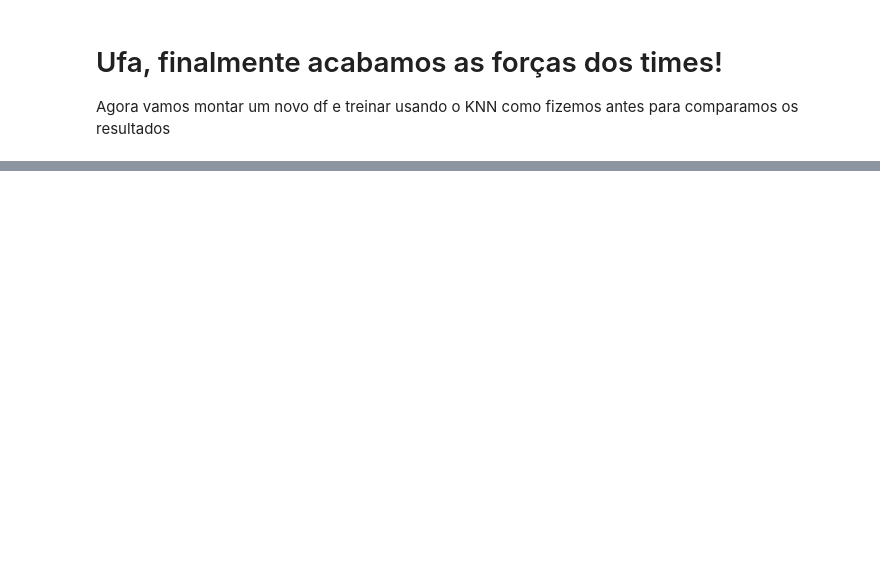
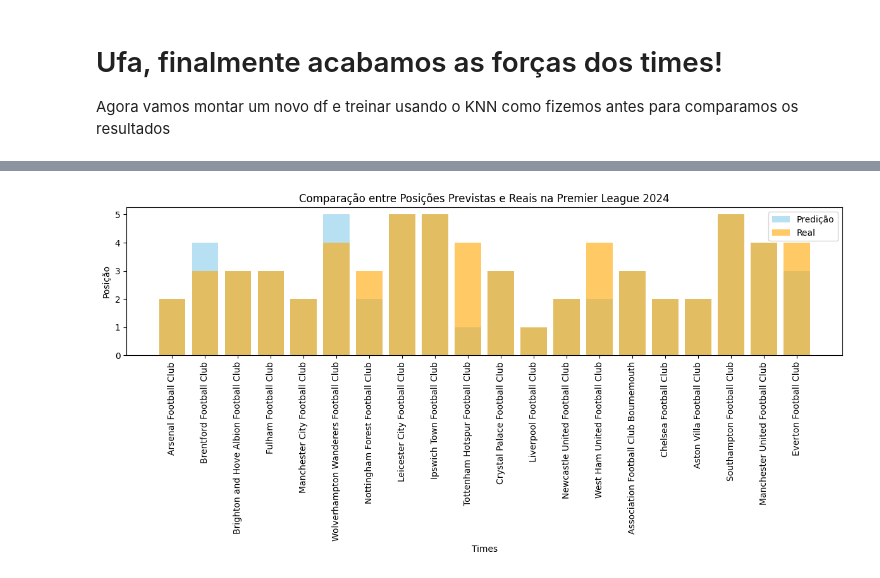
Before and after one commit to Luca-Henrique-Tavares/FUTEBOL-Kaggle, a Jupyter notebook: analise_completa_futebol.ipynb, the cells around one changed output, grey strips where cells are left out. Cells and saved outputs as stored; diff of their text form; code cells hidden in the pictures; blank space fills up the shorter version.

```diff
--- a/analise_completa_futebol.ipynb
+++ b/analise_completa_futebol.ipynb
@@ -1839,0 +3502,17 @@ print(df_predicoes.head(20))
+# %%
+#Vamos fazer um gráfico que compare as posições reais com as previstas
+df_real = df_novo_final[df_novo_final['season'] == 2024][['name', 'last_position']]
+df_real = df_real.rename(columns={'last_position': 'real_position'})
+df_completo = pd.merge(df_predicoes, df_real, on='name')
+plt.figure(figsize=(12, 6))
+plt.bar(df_completo['name'], df_completo['last_position'], label='Predição', color='skyblue', alpha=0.6)
+plt.bar(df_completo['name'], df_completo['real_position'], label='Real', color='orange', alpha=0.6)
+plt.xlabel('Times')
+plt.ylabel('Posição')
+plt.title('Comparação entre Posições Previstas e Reais na Premier League 2024')
+plt.xticks(rotation=90)
+plt.legend()
+plt.tight_layout()
+plt.show()
+# %% [output]
+[figure, added]
```
Also changed, not shown: parts of 121 cells of this notebook.
